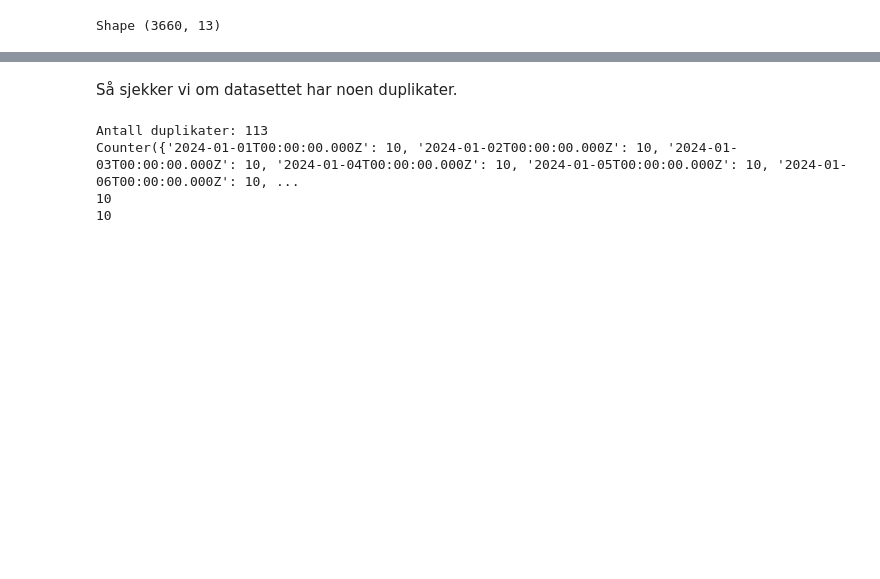
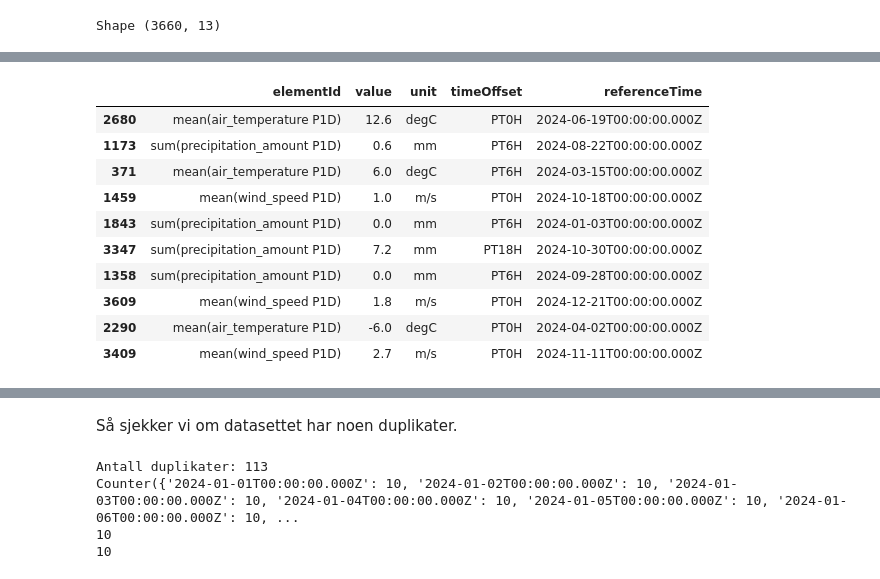
Before and after one commit to Sofihage/Milj-dataanalyse, a Jupyter notebook: notebooks/mappe_del_1.ipynb, the cells around one changed output, grey strips where cells are left out. Drawn from its saved outputs; the diff is of its cells as text; code cells hidden in the pictures; blank space fills up the shorter version.

```diff
--- a/notebooks/mappe_del_1.ipynb
+++ b/notebooks/mappe_del_1.ipynb
@@ -134,0 +152,14 @@ dtype: int64
+# %%
+sub_df.sample(10)
+# %% [output]
+|  | elementId | value | unit | timeOffset | referenceTime |
+| 2680 | mean(air_temperature P1D) | 12.6 | degC | PT0H | 2024-06-19T00:00:00.000Z |
+| 1173 | sum(precipitation_amount P1D) | 0.6 | mm | PT6H | 2024-08-22T00:00:00.000Z |
+| 371 | mean(air_temperature P1D) | 6.0 | degC | PT6H | 2024-03-15T00:00:00.000Z |
+| 1459 | mean(wind_speed P1D) | 1.0 | m/s | PT0H | 2024-10-18T00:00:00.000Z |
+| 1843 | sum(precipitation_amount P1D) | 0.0 | mm | PT6H | 2024-01-03T00:00:00.000Z |
+| 3347 | sum(precipitation_amount P1D) | 7.2 | mm | PT18H | 2024-10-30T00:00:00.000Z |
+| 1358 | sum(precipitation_amount P1D) | 0.0 | mm | PT6H | 2024-09-28T00:00:00.000Z |
+| 3609 | mean(wind_speed P1D) | 1.8 | m/s | PT0H | 2024-12-21T00:00:00.000Z |
+| 2290 | mean(air_temperature P1D) | -6.0 | degC | PT0H | 2024-04-02T00:00:00.000Z |
+| 3409 | mean(wind_speed P1D) | 2.7 | m/s | PT0H | 2024-11-11T00:00:00.000Z |
```
Also changed, not shown: parts of 16 cells of this notebook.
